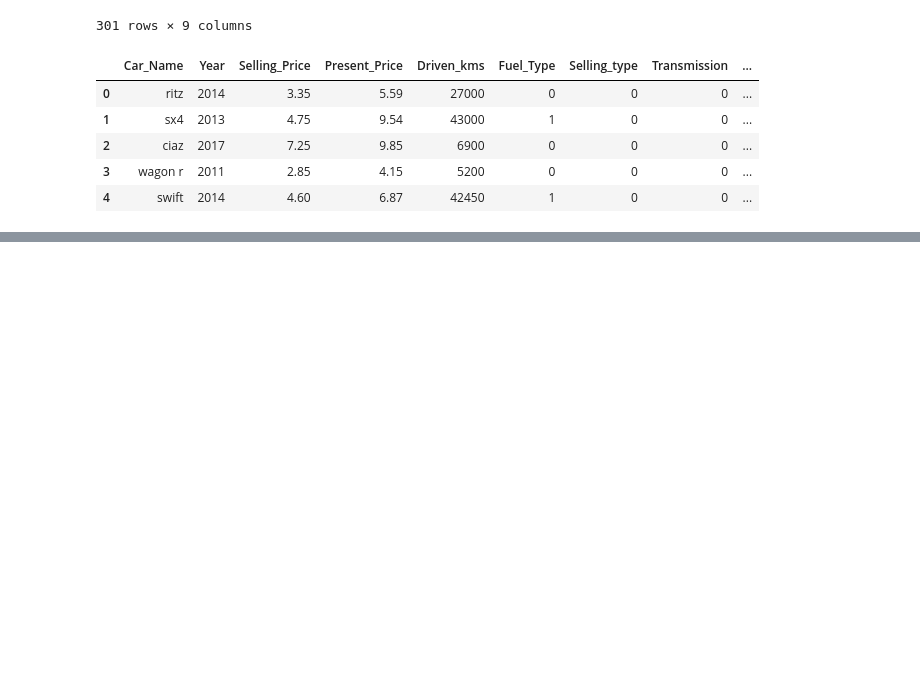
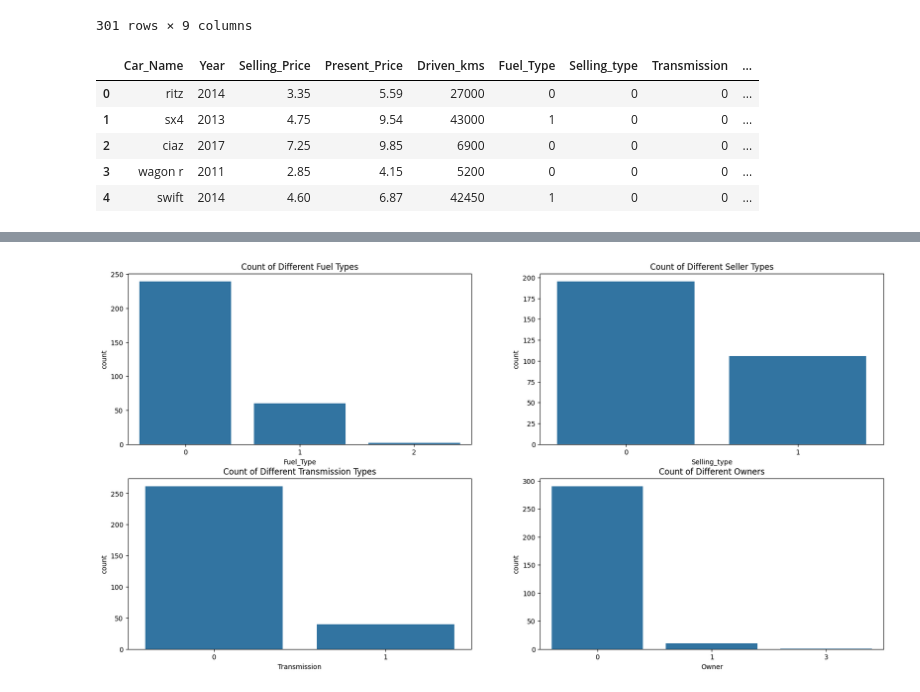
Before and after one commit to aalhadramteke/CodeAlpha_Car-Price-Prediction, a Jupyter notebook: main.ipynb, the cells around one changed output, grey strips where cells are left out. Drawn from its saved outputs; the diff is of its cells as text; code cells hidden in the pictures; blank space fills up the shorter version.

```diff
--- a/main.ipynb
+++ b/main.ipynb
@@ -139,0 +177,23 @@ df.head()
+# %%
+#Plot visualization code for Categorical Variable
+plt.figure(figsize=(20,10))
+
+plt.subplot(2,2,1)
+sns.countplot(data=df, x = 'Fuel_Type')
+plt.title("Count of Different Fuel Types")
+
+plt.subplot(2,2,2)
+sns.countplot(data=df, x = 'Selling_type')
+plt.title("Count of Different Seller Types")
+
+plt.subplot(2,2,3)
+sns.countplot(data=df, x = 'Transmission')
+plt.title("Count of Different Transmission Types")
+
+plt.subplot(2,2,4)
+sns.countplot(data=df, x = 'Owner')
+plt.title("Count of Different Owners")
+
+plt.show()
+# %% [output]
+[figure, added]
```
Also changed, not shown: parts of 3 cells of this notebook.
